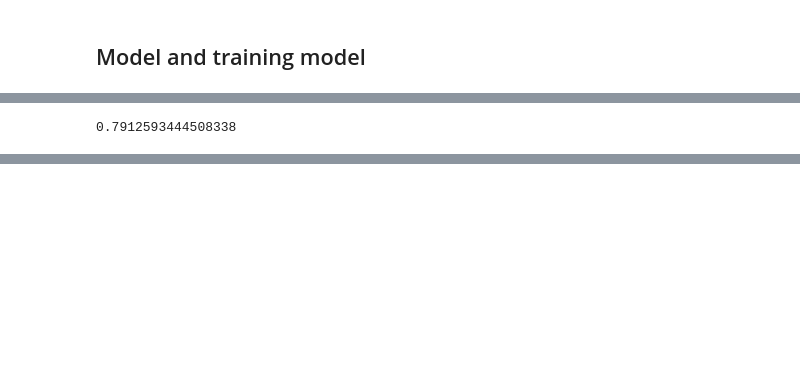
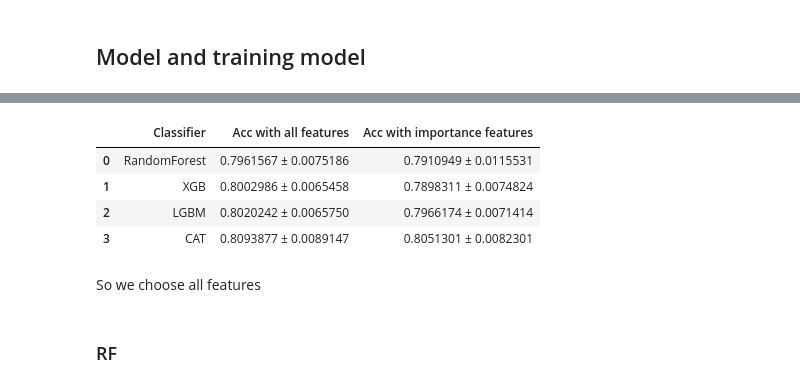
Before and after one commit to trietp1253201581/KaggleCompetition, a Jupyter notebook: Spaceship Titanic.ipynb, the cells around one changed output, grey strips where cells are left out. Saved outputs shown, nothing was run; the diff lists cells and outputs as text; code cells hidden in the pictures; blank space fills up the shorter version.

```diff
--- a/Spaceship Titanic.ipynb
+++ b/Spaceship Titanic.ipynb
@@ -636,8 +327,0 @@ result = {'Classifier': [], 'Accuracy': []}
-# %%
-for clf_name, clf in classifier.items():
-    clf.fit(train_inputs[importance_features], train_targets)
-    acc = clf.score(val_inputs[importance_features], val_targets)
-    result['Classifier'].append(clf_name)
-    result['Accuracy'].append(acc)
-result_df = pd.DataFrame(result)
-result_df
@@ -699,4 +327,0 @@ XGBClassifier(base_score=None, booster=None, callbacks=None,
-# %%
-xgb_model.score(val_inputs[importance_features], val_targets)
-# %% [output]
-0.7912593444508338
@@ -707,0 +372,35 @@ sample_sub_df.to_csv('data/sub2.csv', index=None)
+# %%
+def test_with_models(models: dict, features: dict,
+                     df: pd.DataFrame, target: str, cv):
+    result = dict()
+    result['Classifier'] = []
+    for feature, _ in features.items():
+        result[f'Acc with {feature} features'] = []
+    targets = df[target]
+    for name, model in models.items():
+        result['Classifier'].append(name)
+        for f_name, feature in features.items():
+            inputs = df[feature]
+            _, _, msg = cross_validation(model, cv,
+                                         inputs, targets,
+                                         test_inputs=None,
+                                         need_print=False)
+            result[f'Acc with {f_name} features'].append(msg)
+
+    return pd.DataFrame(result)
+# %%
+classifiers = {
+    'RandomForest': RandomForestClassifier(n_jobs=-1),
+    'XGB': XGBClassifier(n_jobs=-1),
+    'LGBM' : LGBMClassifier(n_jobs=-1,verbose=0),
+    'CAT': CatBoostClassifier(logging_level='Silent')
+}
+features = {
+    'all': input_cols,
+    'importance': importance_cols
+}
+cv = StratifiedKFold(n_splits=5, shuffle=True, random_state=42)
+# %%
+%%time
+test_with_models(classifiers, features, raw_df, 'Transported', cv)
+# %% [output]
@@ -707,0 +409,7 @@ sample_sub_df.to_csv('data/sub2.csv', index=None)
+|  | Classifier | Acc with all features | Acc with importance features |
+| 0 | RandomForest | 0.7961567 ± 0.0075186 | 0.7910949 ± 0.0115531 |
+| 1 | XGB | 0.8002986 ± 0.0065458 | 0.7898311 ± 0.0074824 |
+| 2 | LGBM | 0.8020242 ± 0.0065750 | 0.7966174 ± 0.0071414 |
+| 3 | CAT | 0.8093877 ± 0.0089147 | 0.8051301 ± 0.0082301 |
+# %% [markdown]
+So we choose all features
@@ -707,0 +423,2 @@ sample_sub_df.to_csv('data/sub2.csv', index=None)
+# %% [markdown]
+### RF
```
Also changed, not shown: parts of 204 cells of this notebook, 1 other file.
